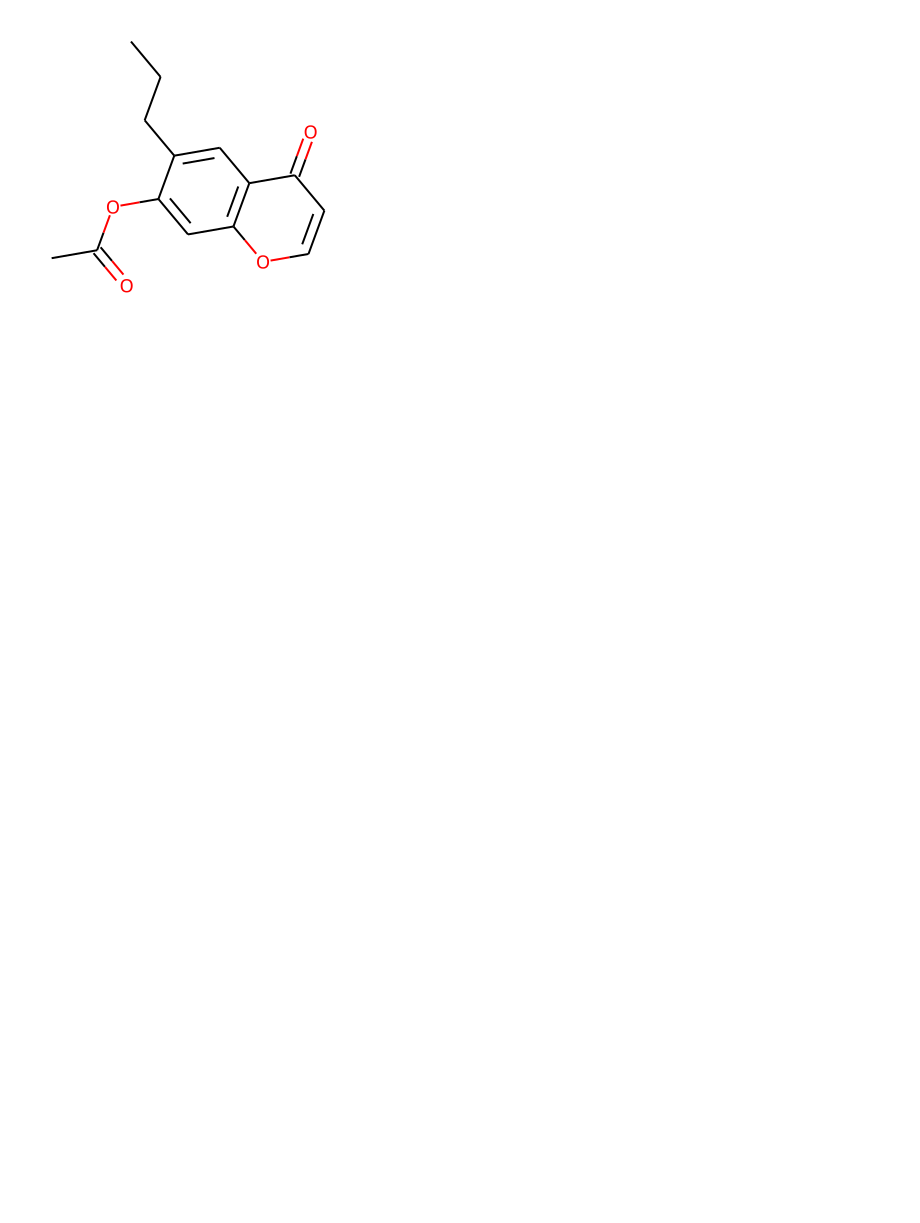
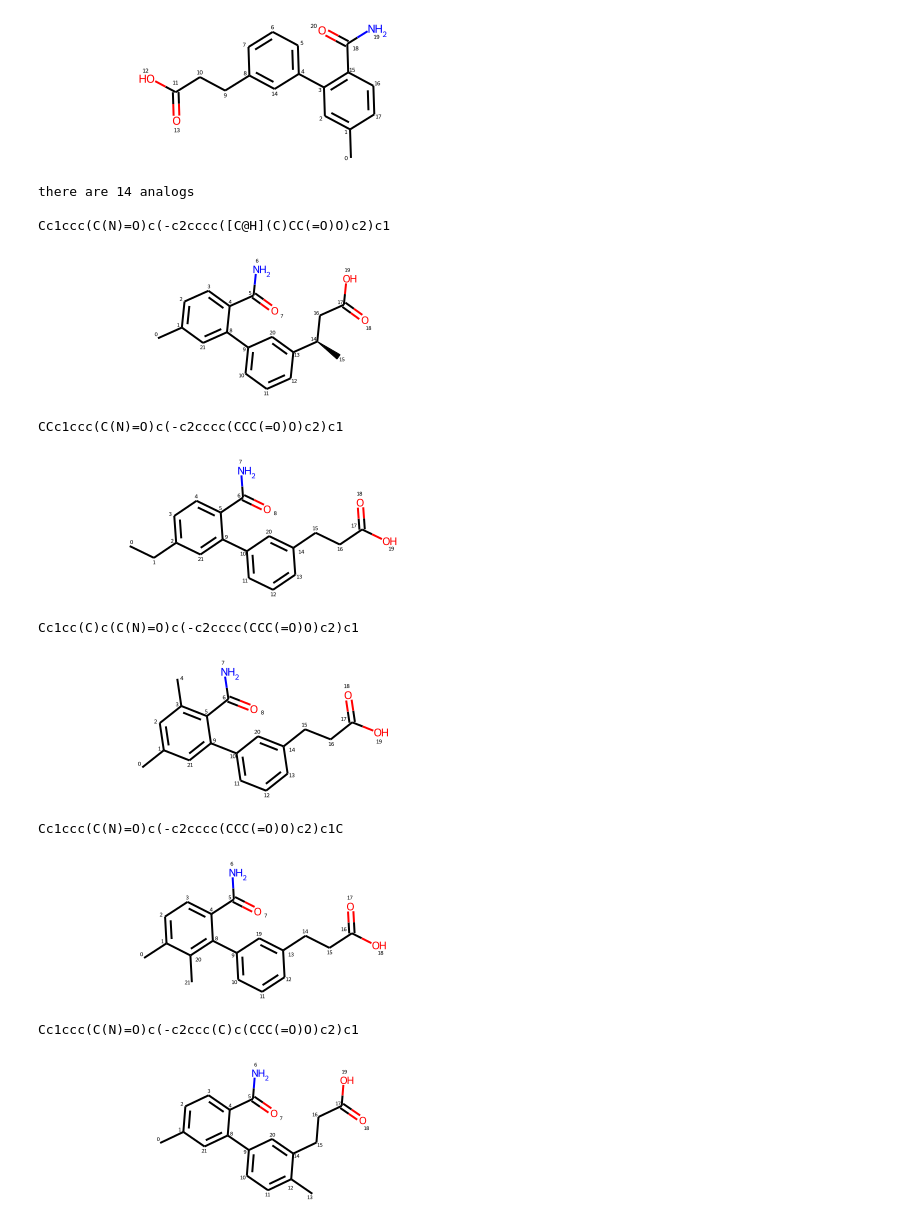
Before and after one commit to moleculeclub/magicmethyl, a Jupyter notebook: playground.ipynb, the cells around one changed output. Drawn from its saved outputs; the diff is of its cells as text; code cells hidden in the pictures; blank space fills up the shorter version.

```diff
--- a/playground.ipynb
+++ b/playground.ipynb
@@ -95,4 +11,23 @@ CC[C@H](C)c1cc2c(=O)ccoc2cc1OC(C)=O
-# %%
-Chem.Draw.MolToImage(Chem.MolFromSmiles(smi))
-# %% [output]
-[figure, removed]
+# %%
+# smi = 'ONC(=O)C1CC=CC1'
+# smi = 'CN(CCN1CCCC1)C(=O)CC1=CC=C(Cl)C(Cl)=C1'
+# smi = 'CCCC1=CC2=C(OC=CC2=O)C=C1OC(C)=O'
+# smi = 'CC1=CC(C(=O)N2CCC[C@@H](COC3=CC(C)=C(F)C=C3)C2)=C(C=C1)N1N=CC=N1'
+smi = 'CC1=CC(C2=CC=CC(CCC(O)=O)=C2)=C(C=C1)C(N)=O'
+mol = Chem.MolFromSmiles(smi)
+display(mol)
+show_analogs(methylate(smi))
+# %% [output]
+[figure, added]
+there are 14 analogs
+
+Cc1ccc(C(N)=O)c(-c2cccc([C@H](C)CC(=O)O)c2)c1
+[figure, added]
+CCc1ccc(C(N)=O)c(-c2cccc(CCC(=O)O)c2)c1
+[figure, added]
+Cc1cc(C)c(C(N)=O)c(-c2cccc(CCC(=O)O)c2)c1
+[figure, added]
+Cc1ccc(C(N)=O)c(-c2cccc(CCC(=O)O)c2)c1C
+[figure, added]
+Cc1ccc(C(N)=O)c(-c2ccc(C)c(CCC(=O)O)c2)c1
+[figure, added]
```
Also changed, not shown: parts of 4 cells of this notebook, 2 other files.
